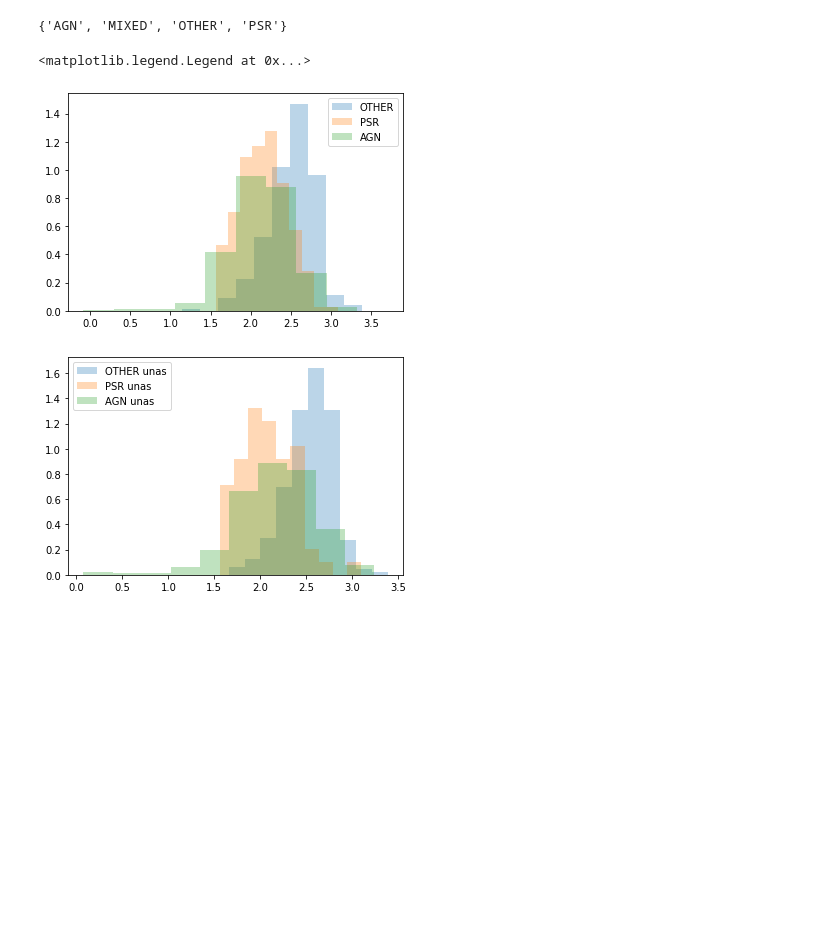
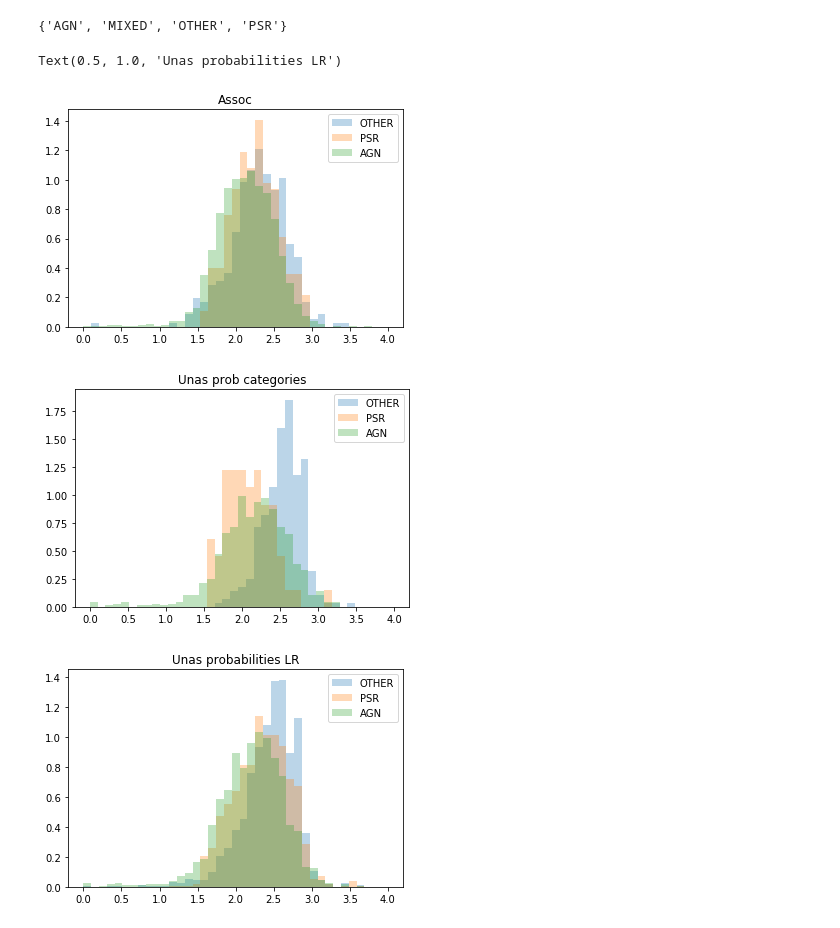
Before and after one commit to dima137/Fermi_SGU, a Jupyter notebook: plot_indices.ipynb, the cells around one changed output. Cells and saved outputs as stored; diff of their text form; code cells hidden in the pictures; blank space fills up the shorter version.

Commit message:
prob density added

```diff
--- a/plot_indices.ipynb
+++ b/plot_indices.ipynb
@@ -61,22 +71,41 @@ masks_unas = {}
 masks = {}
 cats = ['OTHER', 'PSR', 'AGN']
 for key in cats:
-    masks[key] = (pcat['Category_Prob'] == key)
+    masks[key] = (pcat['Category_4FGL'] == key)
 for key in cats:
     masks_unas[key] = (pcat['Category_Prob'] == key) & (pcat['Category_4FGL'] == 'UNAS')
+unas_mask = pcat['Category_4FGL'] == 'UNAS'
 # %%
+bins = np.linspace(0, 4, 40)
+var_name = 'LP_Index'
 pyplot.figure()
 for key in cats:
-    vals = pcat['LP_Index'][masks[key]]
-    pyplot.hist(vals, alpha=0.3, label=key, density=True)
-    pyplot.legend()
+    vals = pcat[var_name][masks[key]]
+    pyplot.hist(vals, alpha=0.3, label=key, density=True, bins=bins)
+pyplot.legend()
+pyplot.title('Assoc')
+
 pyplot.figure()
 for key in cats:
-    vals = pcat['LP_Index'][masks_unas[key]]
-    pyplot.hist(vals, alpha=0.3, label=key + ' unas', density=True)
+    vals = pcat[var_name][masks_unas[key]]
+    pyplot.hist(vals, alpha=0.3, label=key, density=True, bins=bins)
+pyplot.title('Unas prob categories')
 pyplot.legend()
+
+# plot probabilistic histogram
+pyplot.figure()
+alg = 'LR'
+for key in cats:
+    weight_key = '%s_%s' % (key, alg)
+    vals = pcat[var_name][unas_mask]
+    weights = pcat[weight_key][unas_mask]
+    #print(weight_key, weights[:10])
+    pyplot.hist(vals, weights=weights, alpha=0.3, label=key, density=True, bins=bins)
+pyplot.legend()
+pyplot.title('Unas probabilities %s' % alg)
 # %% [output]
-<matplotlib.legend.Legend at 0x...>
+Text(0.5, 1.0, 'Unas probabilities LR')
-[figure, old version]
+[figure, new version]
-[figure, old version]
+[figure, new version]
+[figure, added]
 # %%
```
Also changed, not shown: parts of 10 cells of this notebook.
